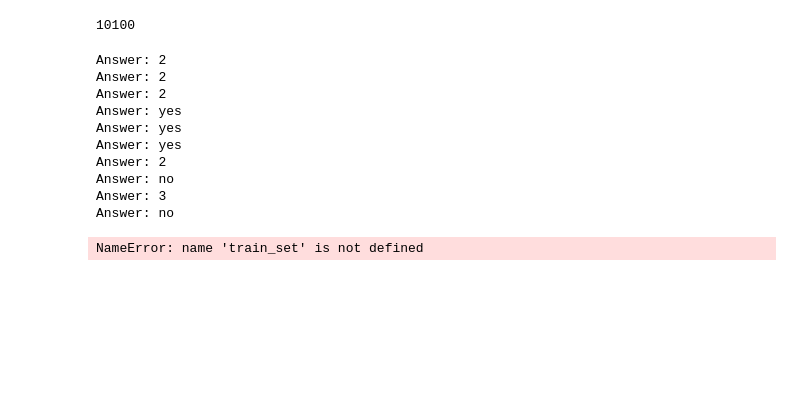
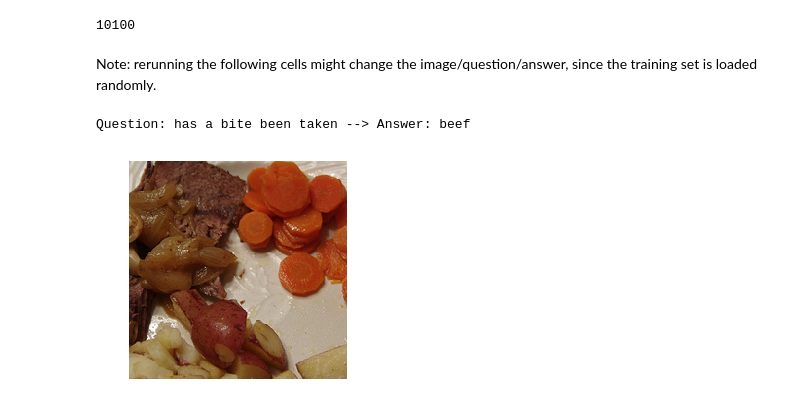
Before and after one commit to abhi-iyer/visual-question-answering, a Jupyter notebook: demo.ipynb, the cells around one changed output. Saved outputs shown, nothing was run; the diff lists cells and outputs as text; code cells hidden in the pictures; blank space fills up the shorter version.

```diff
--- a/demo.ipynb
+++ b/demo.ipynb
@@ -49,6 +51,7 @@ class ExperimentLoader():
         self.history = None
         self.train_loss = None
         self.train_acc = None
+        self.train_ind = None
 
         os.makedirs(input_dir, exist_ok=True)
         self.checkpoint_path = os.path.join(input_dir,
@@ -77,13 +80,11 @@ class ExperimentLoader():
             i, q, s, a = entry[0].to(self.device), entry[1].to(self.device), \
                          entry[2], entry[3].to(self.device)
 
-            #myimshow(i)
+            myimshow(i)
 
             question = []
             for index in range(s):
                 question.append(self.inv_q[int(entry[1][index])])
-
-            #print("Question:", ' '.join(question))
 
             i = i.unsqueeze(dim=0)
             q = q.unsqueeze(dim=0)
@@ -95,7 +96,7 @@ class ExperimentLoader():
 
             _, y_pred = torch.max(output, 1)
 
-            print("Answer:", self.inv_a[int(y_pred)])
+            print("Question:", ' '.join(question), "--> Answer:", self.inv_a[int(y_pred)])
 
     @property
     def epoch(self):
@@ -127,7 +128,8 @@ class ExperimentLoader():
                 'Optimizer': self.optimizer.state_dict(),
                 'History': self.history,
                 'TrainLoss' : self.train_loss,
-                'TrainAcc' : self.train_acc}
+                'TrainAcc' : self.train_acc,
+                'Indices' : self.train_ind}
 
     def load_state_dict(self, checkpoint):
         self.image_model.load_state_dict(checkpoint['ImageModel'])
@@ -137,6 +139,7 @@ class ExperimentLoader():
         self.history = checkpoint['History']
         self.train_loss = checkpoint['TrainLoss']
         self.train_acc = checkpoint['TrainAcc']
+        self.train_ind = checkpoint['Indices']
 
         for state in self.optimizer.state.values():
             for k, v in state.items():
@@ -150,22 +153,11 @@ class ExperimentLoader():
         self.load_state_dict(checkpoint)
         del checkpoint
 # %%
-exp = ExperimentLoader(train_set=train_set, batch_size=250, input_dir="exp_batch200")
+exp = ExperimentLoader(train_set=train_set, batch_size=200, input_dir="exp_batch200")
-# %%
-for each in [1, 2, 3, 4, 5, 6, 7, 8, 9, 10]:
-    exp.sample(int(each))
-# %% [output]
-Answer: 2
-Answer: 2
-Answer: 2
-Answer: yes
-Answer: yes
-Answer: yes
-Answer: 2
-Answer: no
-Answer: 3
-Answer: no
-# %%
-train_set.q_json
-# %% [output]
-NameError: name 'train_set' is not defined
+# %% [markdown]
+Note: rerunning the following cells might change the image/question/answer, since the training set is loaded randomly.
+# %%
+exp.sample(exp.train_ind[7])
+# %% [output]
+Question: has a bite been taken --> Answer: beef
+[figure, added]
```
Also changed, not shown: parts of 4 cells of this notebook, 1 other file.
